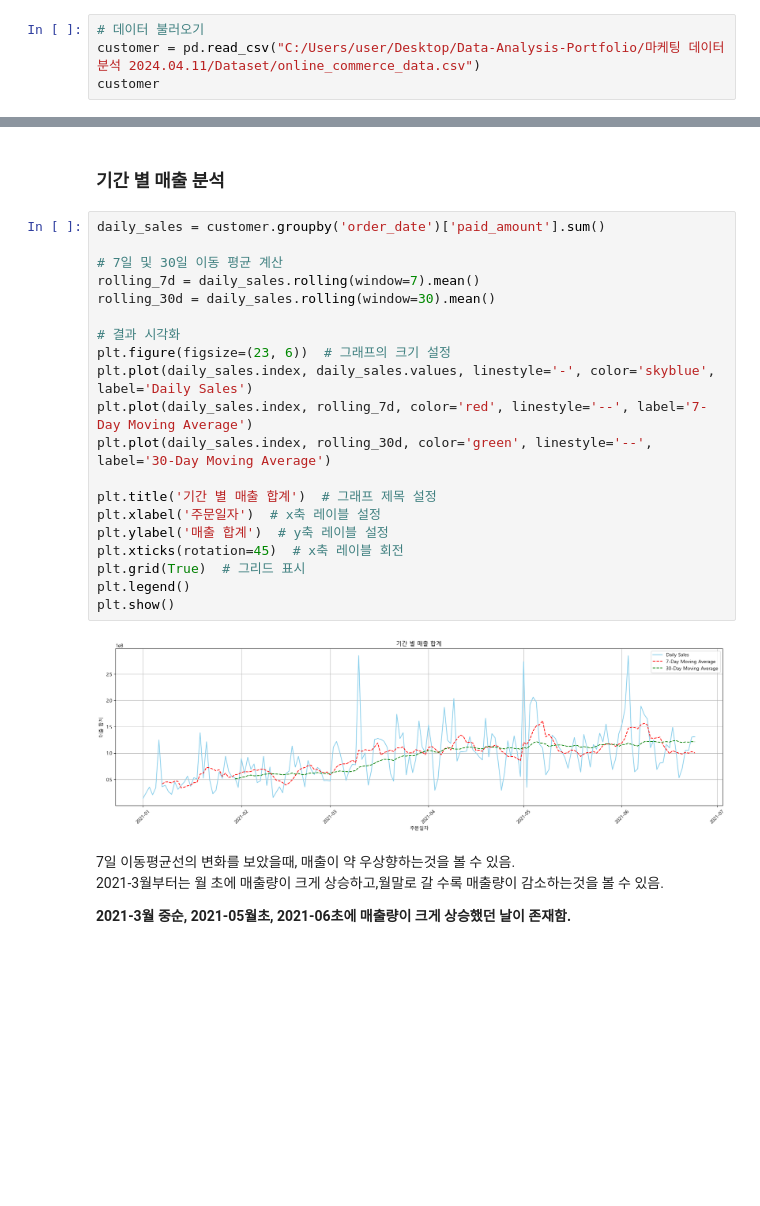
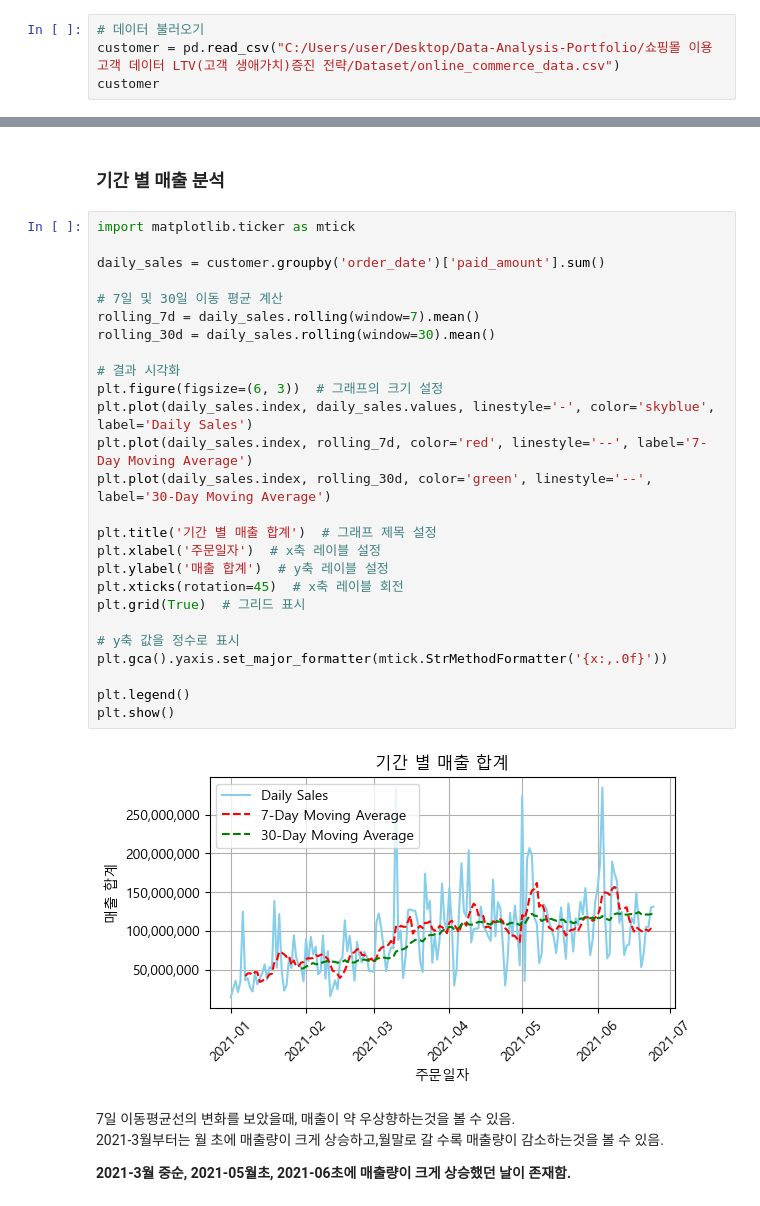
Before and after one commit to 99echoo/Data-Analysis-Portfolio, a Jupyter notebook: 쇼핑몰 이용 고객 데이터 LTV(고객 생애가치)증진 전략/온라인 쇼핑몰 고객 LTV(고객 생애가치)증진 전략.ipynb, the cells around one changed output, grey strips where cells are left out. Drawn from its saved outputs; the diff is of its cells as text; blank space fills up the shorter version.

```diff
--- a/쇼핑몰 이용 고객 데이터 LTV(고객 생애가치)증진 전략/쇼핑몰 플랫폼 분석 - RFM.ipynb
+++ b/쇼핑몰 이용 고객 데이터 LTV(고객 생애가치)증진 전략/온라인 쇼핑몰 고객 LTV(고객 생애가치)증진 전략.ipynb
@@ -44,7 +52,7 @@ elif platform.system() == 'Windows': #윈도우
 ---
 # %%
 # 데이터 불러오기
-customer = pd.read_csv("C:/Users/user/Desktop/Data-Analysis-Portfolio/마케팅 데이터 분석 2024.04.11/Dataset/online_commerce_data.csv")
+customer = pd.read_csv("C:/Users/user/Desktop/Data-Analysis-Portfolio/쇼핑몰 이용 고객 데이터 LTV(고객 생애가치)증진 전략/Dataset/online_commerce_data.csv")
 customer
 # %% [output]
 |  | customer_no | age | gender | order_no | order_date | channel | item_category | item_code | item_name | ... |
@@ -259,27 +267,33 @@ customer_1
 # %% [markdown]
 ### 기간 별 매출 분석
 # %%
+import matplotlib.ticker as mtick
+
 daily_sales = customer.groupby('order_date')['paid_amount'].sum()
 
 # 7일 및 30일 이동 평균 계산
 rolling_7d = daily_sales.rolling(window=7).mean()
 rolling_30d = daily_sales.rolling(window=30).mean()
 
 # 결과 시각화
-plt.figure(figsize=(23, 6))  # 그래프의 크기 설정
+plt.figure(figsize=(6, 3))  # 그래프의 크기 설정
 plt.plot(daily_sales.index, daily_sales.values, linestyle='-', color='skyblue', label='Daily Sales')
 plt.plot(daily_sales.index, rolling_7d, color='red', linestyle='--', label='7-Day Moving Average')
 plt.plot(daily_sales.index, rolling_30d, color='green', linestyle='--', label='30-Day Moving Average')
 
 plt.title('기간 별 매출 합계')  # 그래프 제목 설정
 plt.xlabel('주문일자')  # x축 레이블 설정
 plt.ylabel('매출 합계')  # y축 레이블 설정
 plt.xticks(rotation=45)  # x축 레이블 회전
 plt.grid(True)  # 그리드 표시
+
+# y축 값을 정수로 표시
+plt.gca().yaxis.set_major_formatter(mtick.StrMethodFormatter('{x:,.0f}'))
+
 plt.legend()
 plt.show()
 # %% [output]
-[figure, old version]
+[figure, new version]
 # %% [markdown]
 7일 이동평균선의 변화를 보았을때, 매출이 약 우상향하는것을 볼 수 있음.\
 2021-3월부터는 월 초에 매출량이 크게 상승하고,월말로 갈 수록 매출량이 감소하는것을 볼 수 있음.
```
Also changed, not shown: parts of 59 cells of this notebook, 9 other files.
